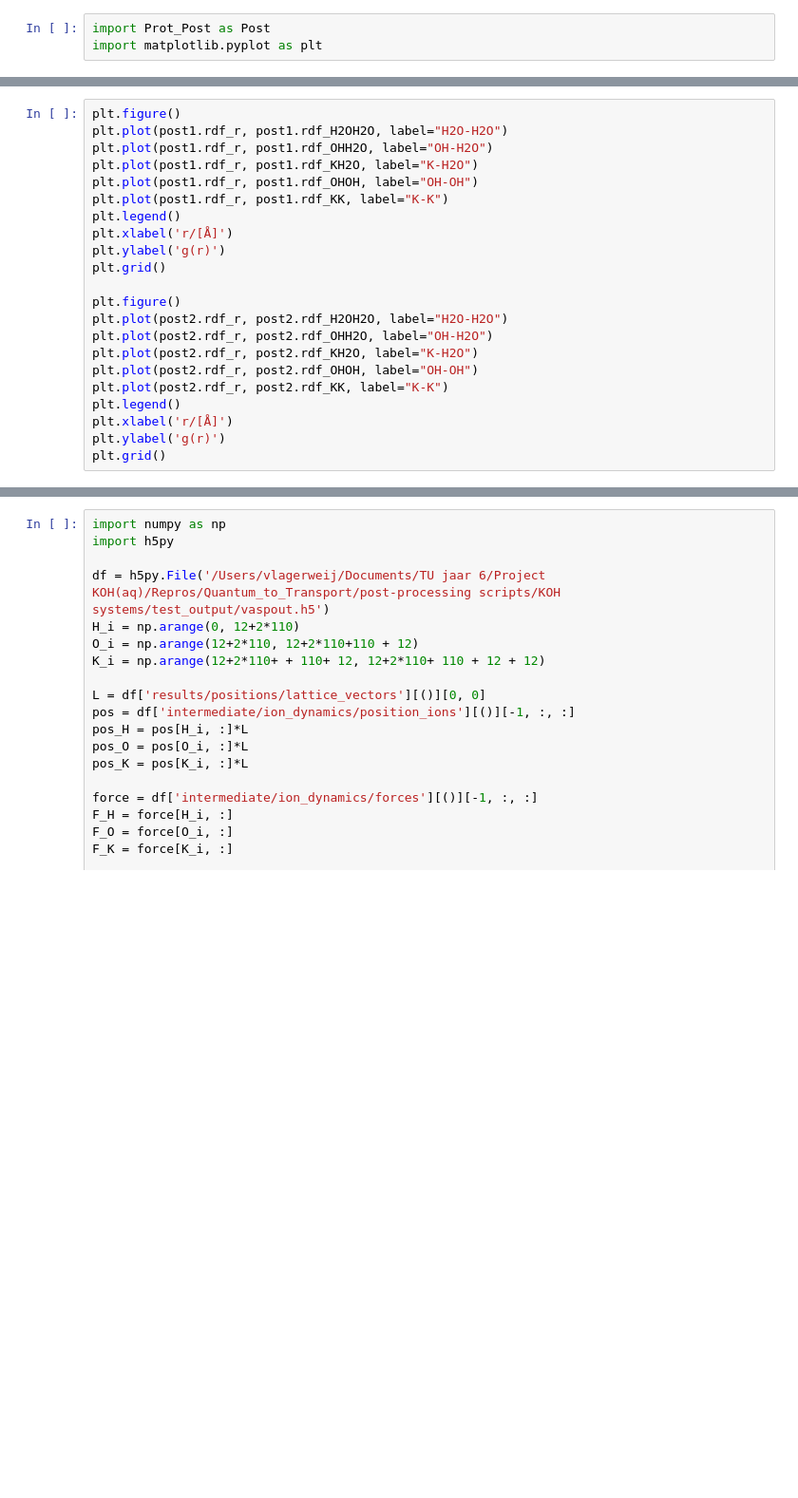
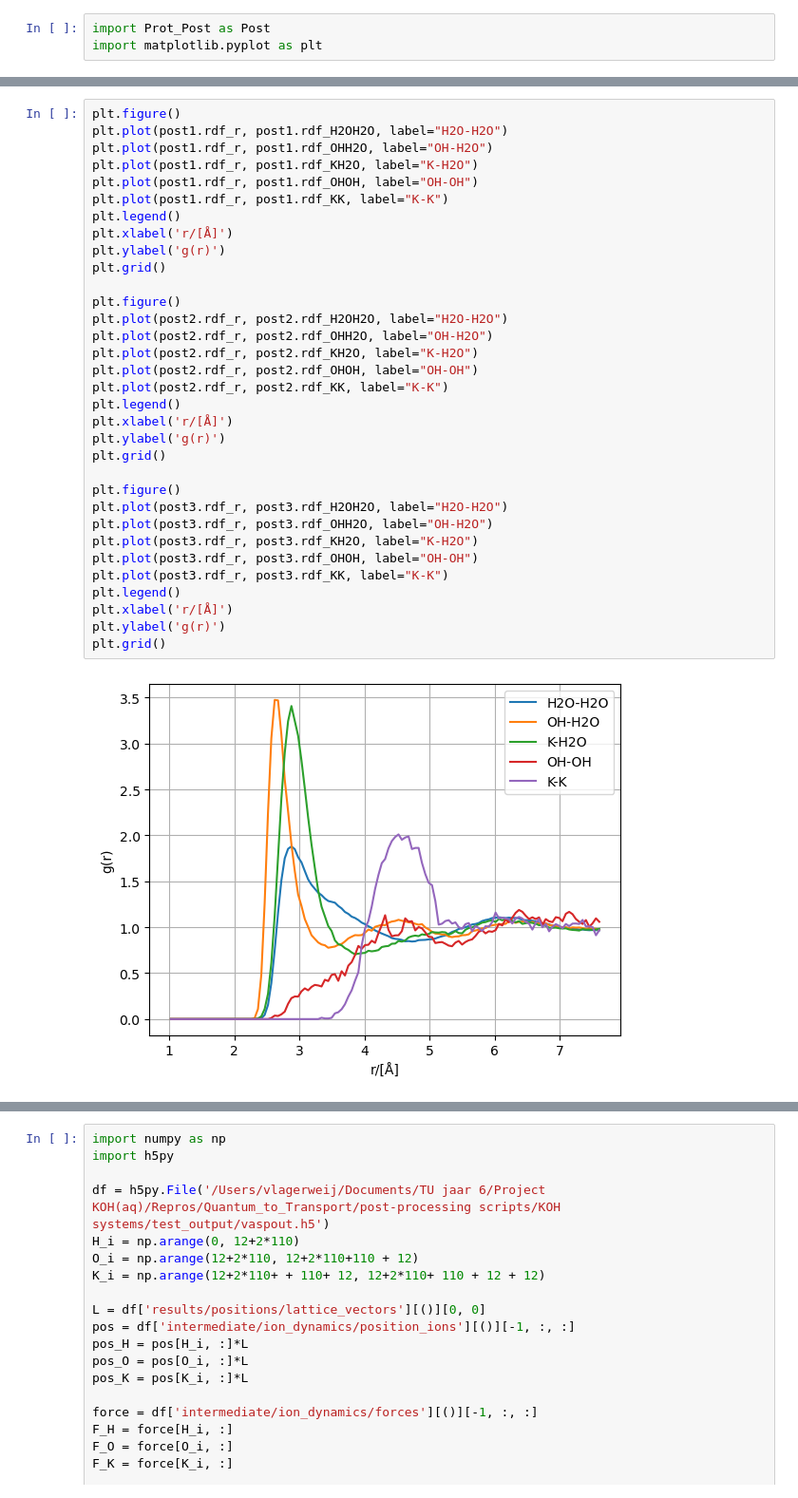
Before and after one commit to JelleLagerweij/Quantum_to_Transport, a Jupyter notebook: post-processing scripts/KOH systems/Properties.ipynb, the cells around one changed output, grey strips where cells are left out. Shown at 95% size. Cells and saved outputs as stored; diff of their text form; blank space fills up the shorter version.

```diff
--- a/post-processing scripts/KOH systems/Properties.ipynb
+++ b/post-processing scripts/KOH systems/Properties.ipynb
@@ -44,22 +70,35 @@ post2.diffusion("OH", plotting=True)
 # %%
 plt.figure()
 plt.plot(post1.rdf_r, post1.rdf_H2OH2O, label="H2O-H2O")
 plt.plot(post1.rdf_r, post1.rdf_OHH2O, label="OH-H2O")
 plt.plot(post1.rdf_r, post1.rdf_KH2O, label="K-H2O")
 plt.plot(post1.rdf_r, post1.rdf_OHOH, label="OH-OH")
 plt.plot(post1.rdf_r, post1.rdf_KK, label="K-K")
 plt.legend()
 plt.xlabel('r/[Å]')
 plt.ylabel('g(r)')
 plt.grid()
 
 plt.figure()
 plt.plot(post2.rdf_r, post2.rdf_H2OH2O, label="H2O-H2O")
 plt.plot(post2.rdf_r, post2.rdf_OHH2O, label="OH-H2O")
 plt.plot(post2.rdf_r, post2.rdf_KH2O, label="K-H2O")
 plt.plot(post2.rdf_r, post2.rdf_OHOH, label="OH-OH")
 plt.plot(post2.rdf_r, post2.rdf_KK, label="K-K")
 plt.legend()
 plt.xlabel('r/[Å]')
 plt.ylabel('g(r)')
 plt.grid()
+
+plt.figure()
+plt.plot(post3.rdf_r, post3.rdf_H2OH2O, label="H2O-H2O")
+plt.plot(post3.rdf_r, post3.rdf_OHH2O, label="OH-H2O")
+plt.plot(post3.rdf_r, post3.rdf_KH2O, label="K-H2O")
+plt.plot(post3.rdf_r, post3.rdf_OHOH, label="OH-OH")
+plt.plot(post3.rdf_r, post3.rdf_KK, label="K-K")
+plt.legend()
+plt.xlabel('r/[Å]')
+plt.ylabel('g(r)')
+plt.grid()
+# %% [output]
+[figure, added]
```
Also changed, not shown: parts of 10 cells of this notebook, 3 other files.
